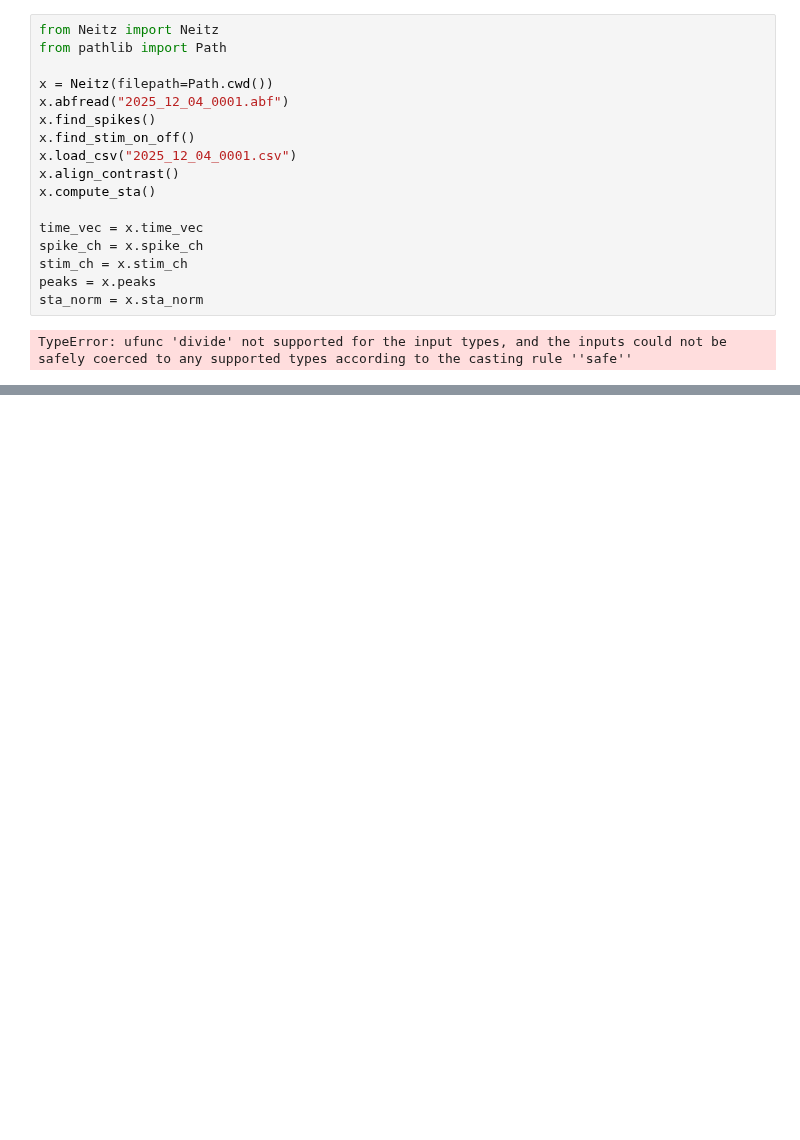
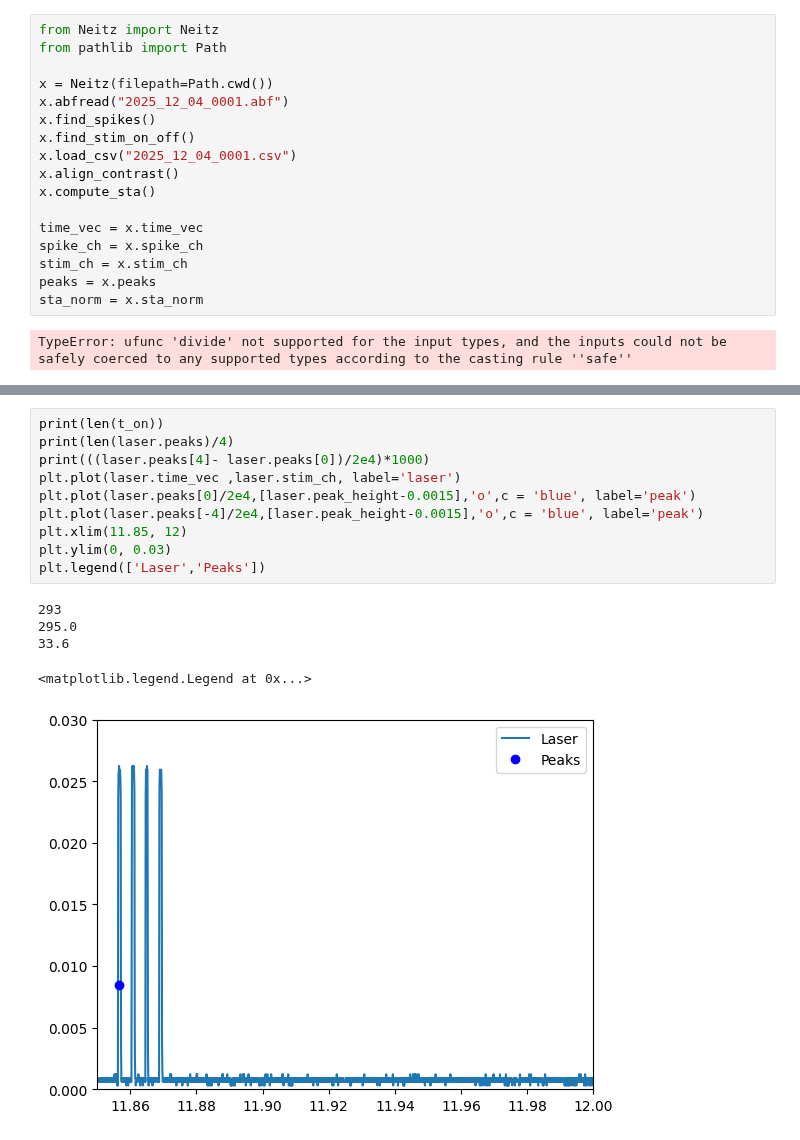
Before and after one commit to bkim346/Neitz_Analysis_Suite, a Jupyter notebook: testingbed.ipynb, the cells around one changed output, grey strips where cells are left out. Cells and saved outputs as stored; diff of their text form; blank space fills up the shorter version.

```diff
--- a/testingbed.ipynb
+++ b/testingbed.ipynb
@@ -164,0 +311,16 @@ TypeError: ufunc 'divide' not supported for the input types, and the inputs coul
+# %%
+print(len(t_on))
+print(len(laser.peaks)/4)
+print(((laser.peaks[4]- laser.peaks[0])/2e4)*1000)
+plt.plot(laser.time_vec ,laser.stim_ch, label='laser')
+plt.plot(laser.peaks[0]/2e4,[laser.peak_height-0.0015],'o',c = 'blue', label='peak')
+plt.plot(laser.peaks[-4]/2e4,[laser.peak_height-0.0015],'o',c = 'blue', label='peak')
+plt.xlim(11.85, 12)
+plt.ylim(0, 0.03)
+plt.legend(['Laser','Peaks'])
+# %% [output]
+293
+295.0
+33.6
+<matplotlib.legend.Legend at 0x...>
+[figure, added]
```
Also changed, not shown: parts of 8 cells of this notebook, 8 other files.
